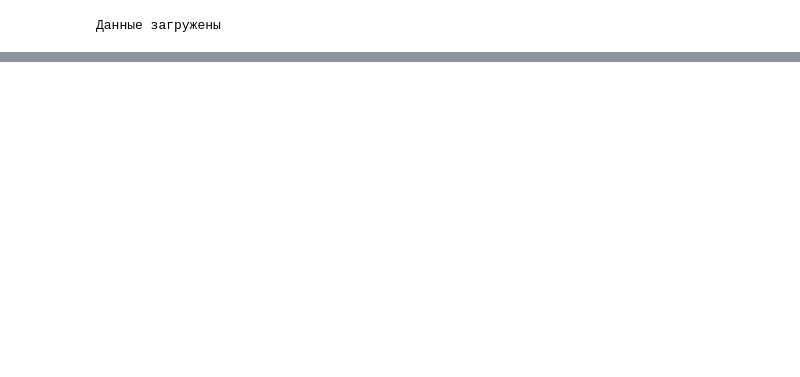
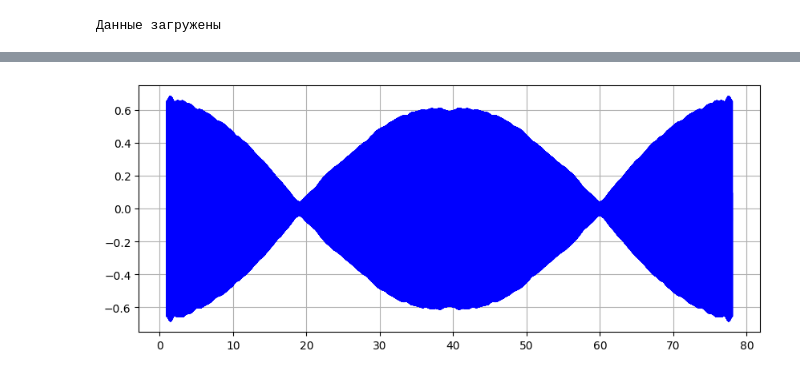
Before and after one commit to bdExplore/Scientific, a Jupyter notebook: Python/pgd_nanal.ipynb, the cells around one changed output, grey strips where cells are left out. Drawn from its saved outputs; the diff is of its cells as text; code cells hidden in the pictures; blank space fills up the shorter version.

```diff
--- a/Python/pgd_nanal.ipynb
+++ b/Python/pgd_nanal.ipynb
@@ -64,0 +92,15 @@ list
+# %%
+t_index = (t_21 > 1) & (t_21 < 78)
+t_rotation = t_21[t_index]
+data_zoom_2_rotation = data_zoom_21_2[t_index]/max(data_zoom_21_2[t_index])
+
+data_zoom_2_rotation_f = fft(data_zoom_2_rotation)
+f_rotation = fftfreq(int(len(data_zoom_2_rotation)), 1 / sample_rate)
+data_zoom_2_rotation_filt = ifft(filt_freq(data_zoom_2_rotation_f, 532, 534))
+
+plt.figure(figsize=(10,4))
+plt.plot(t_rotation, ((data_zoom_2_rotation_filt)), color='blue')
+# plt.xlim(520, 540)
+plt.grid(True)
+# %% [output]
+[figure, added]
```
Also changed, not shown: parts of 14 cells of this notebook, 2 other files.
